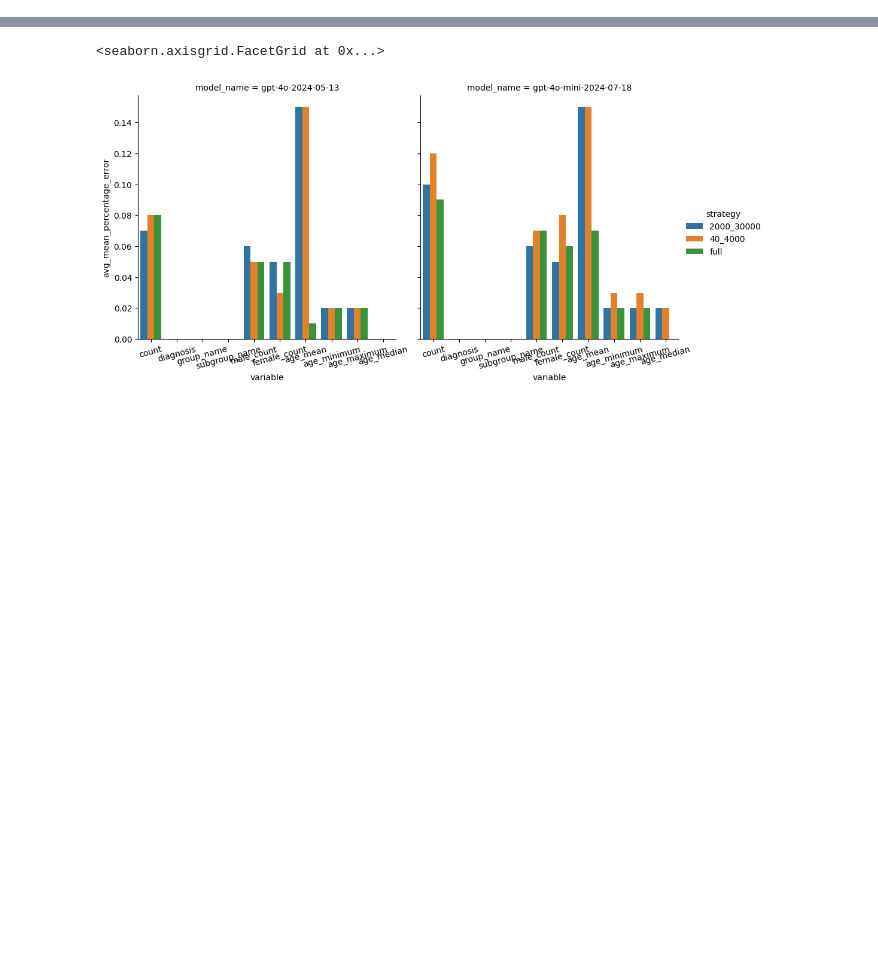
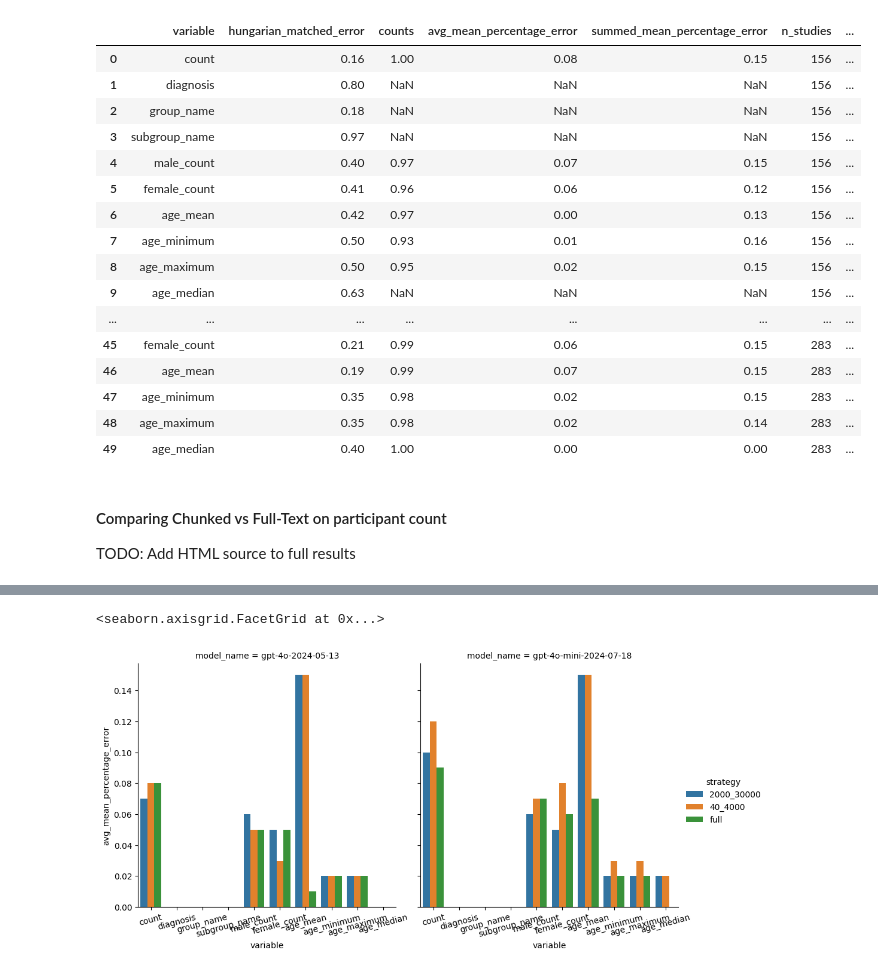
Before and after one commit to adelavega/biomed-llm-retrieval, a Jupyter notebook: analysis/full_vs_chunked.ipynb, the cells around one changed output, grey strips where cells are left out. Saved outputs shown, nothing was run; the diff lists cells and outputs as text; code cells hidden in the pictures; blank space fills up the shorter version.

```diff
--- a/analysis/full_vs_chunked.ipynb
+++ b/analysis/full_vs_chunked.ipynb
@@ -6,0 +13,20 @@ results = pd.read_csv('../outputs/chunked_results.csv')
+# %%
+full
+# %% [output]
+|  | variable | hungarian_matched_error | counts | avg_mean_percentage_error | summed_mean_percentage_error | n_studies | ... |
+| 0 | count | 0.16 | 1.00 | 0.08 | 0.15 | 156 | ... |
+| 1 | diagnosis | 0.80 | NaN | NaN | NaN | 156 | ... |
+| 2 | group_name | 0.18 | NaN | NaN | NaN | 156 | ... |
+| 3 | subgroup_name | 0.97 | NaN | NaN | NaN | 156 | ... |
+| 4 | male_count | 0.40 | 0.97 | 0.07 | 0.15 | 156 | ... |
+| 5 | female_count | 0.41 | 0.96 | 0.06 | 0.12 | 156 | ... |
+| 6 | age_mean | 0.42 | 0.97 | 0.00 | 0.13 | 156 | ... |
+| 7 | age_minimum | 0.50 | 0.93 | 0.01 | 0.16 | 156 | ... |
+| 8 | age_maximum | 0.50 | 0.95 | 0.02 | 0.15 | 156 | ... |
+| 9 | age_median | 0.63 | NaN | NaN | NaN | 156 | ... |
+| ... | ... | ... | ... | ... | ... | ... | ... |
+| 45 | female_count | 0.21 | 0.99 | 0.06 | 0.15 | 283 | ... |
+| 46 | age_mean | 0.19 | 0.99 | 0.07 | 0.15 | 283 | ... |
+| 47 | age_minimum | 0.35 | 0.98 | 0.02 | 0.15 | 283 | ... |
+| 48 | age_maximum | 0.35 | 0.98 | 0.02 | 0.14 | 283 | ... |
+| 49 | age_median | 0.40 | 1.00 | 0.00 | 0.00 | 283 | ... |
@@ -6,0 +39,4 @@ results = pd.read_csv('../outputs/chunked_results.csv')
+# %% [markdown]
+#### Comparing Chunked vs Full-Text on participant count
+
+TODO: Add HTML source to full results
```
Also changed, not shown: parts of 10 cells of this notebook, 5 other files.
